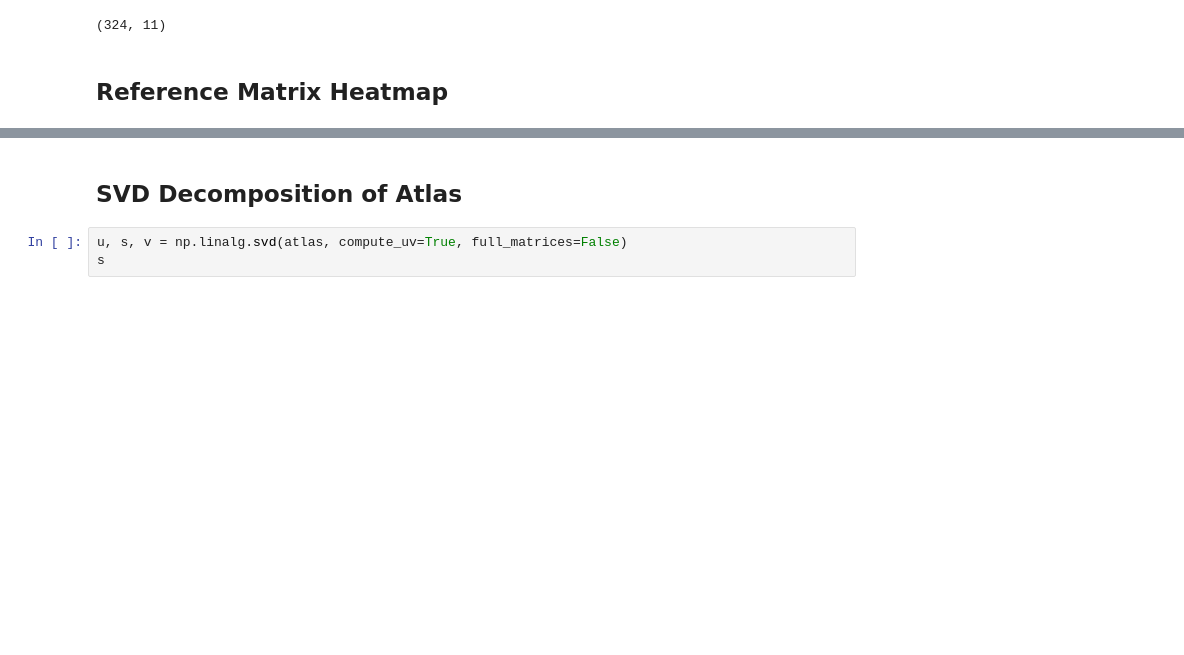
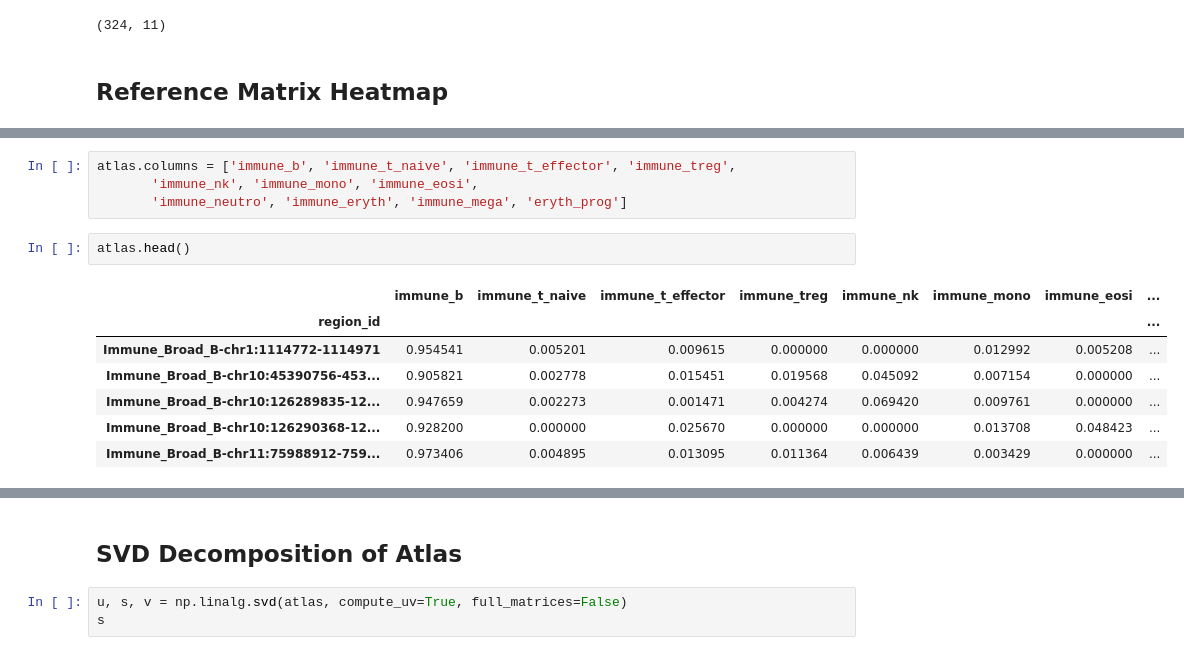
Before and after one commit to gh-msun/gh-msun, a Jupyter notebook: projects/2023_06_26_SRT_deconvolution_MS/notebooks/02_make_inhouse_reference_matrix_t_reg.ipynb, the cells around one changed output, grey strips where cells are left out. Saved outputs shown, nothing was run; the diff lists cells and outputs as text; blank space fills up the shorter version.

```diff
--- a/projects/2023_06_26_SRT_deconvolution_MS/notebooks/02_make_inhouse_reference_matrix_t_reg.ipynb
+++ b/projects/2023_06_26_SRT_deconvolution_MS/notebooks/02_make_inhouse_reference_matrix_t_reg.ipynb
@@ -338,0 +361,14 @@ atlas.shape
+# %%
+atlas.columns = ['immune_b', 'immune_t_naive', 'immune_t_effector', 'immune_treg',
+       'immune_nk', 'immune_mono', 'immune_eosi',
+       'immune_neutro', 'immune_eryth', 'immune_mega', 'eryth_prog']
+# %%
+atlas.head()
+# %% [output]
+|  | immune_b | immune_t_naive | immune_t_effector | immune_treg | immune_nk | immune_mono | immune_eosi | ... |
+| region_id |  |  |  |  |  |  |  | ... |
+| Immune_Broad_B-chr1:1114772-1114971 | 0.954541 | 0.005201 | 0.009615 | 0.000000 | 0.000000 | 0.012992 | 0.005208 | ... |
+| Immune_Broad_B-chr10:45390756-453... | 0.905821 | 0.002778 | 0.015451 | 0.019568 | 0.045092 | 0.007154 | 0.000000 | ... |
+| Immune_Broad_B-chr10:126289835-12... | 0.947659 | 0.002273 | 0.001471 | 0.004274 | 0.069420 | 0.009761 | 0.000000 | ... |
+| Immune_Broad_B-chr10:126290368-12... | 0.928200 | 0.000000 | 0.025670 | 0.000000 | 0.000000 | 0.013708 | 0.048423 | ... |
+| Immune_Broad_B-chr11:75988912-759... | 0.973406 | 0.004895 | 0.013095 | 0.011364 | 0.006439 | 0.003429 | 0.000000 | ... |
```
Also changed, not shown: parts of 13 cells of this notebook, 11 other files.
